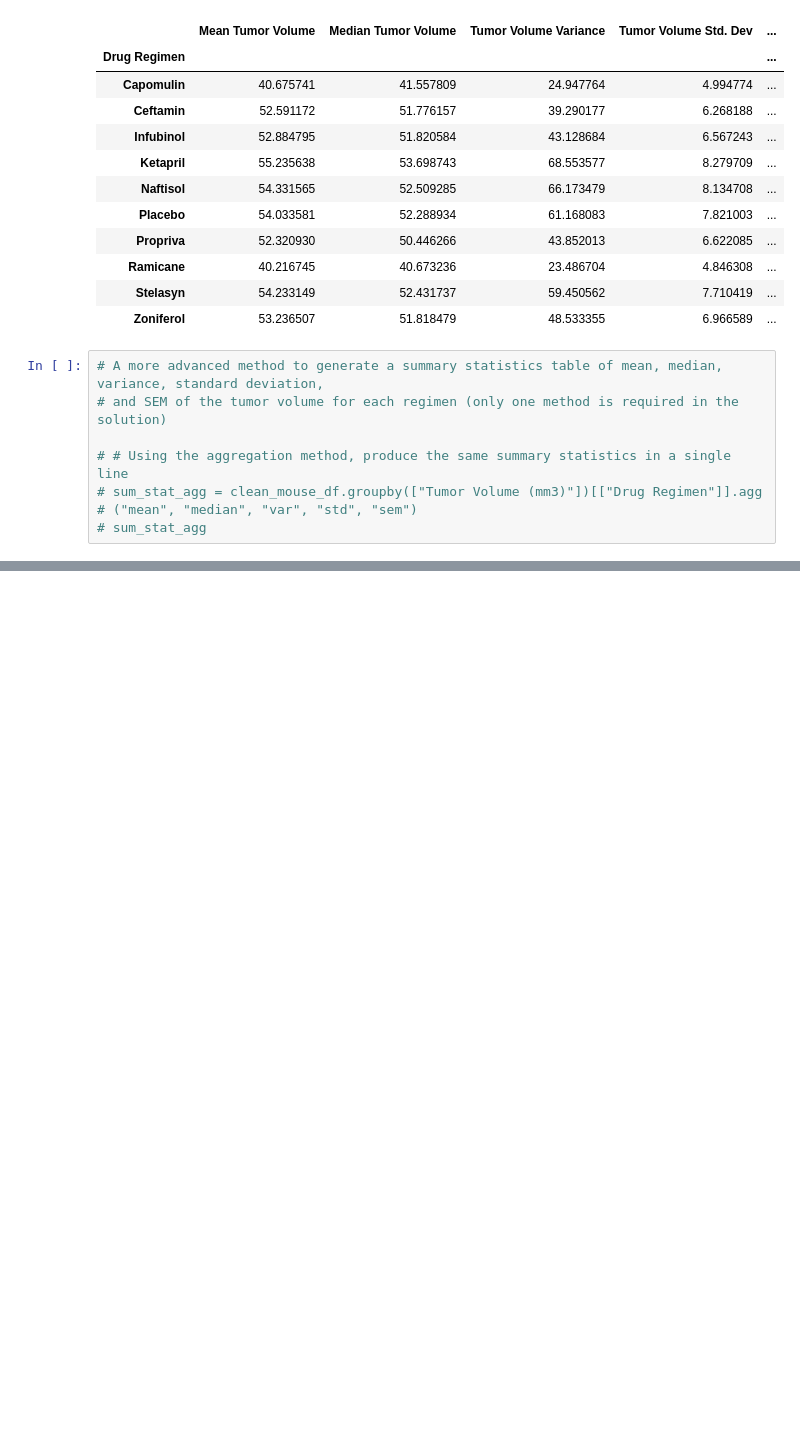
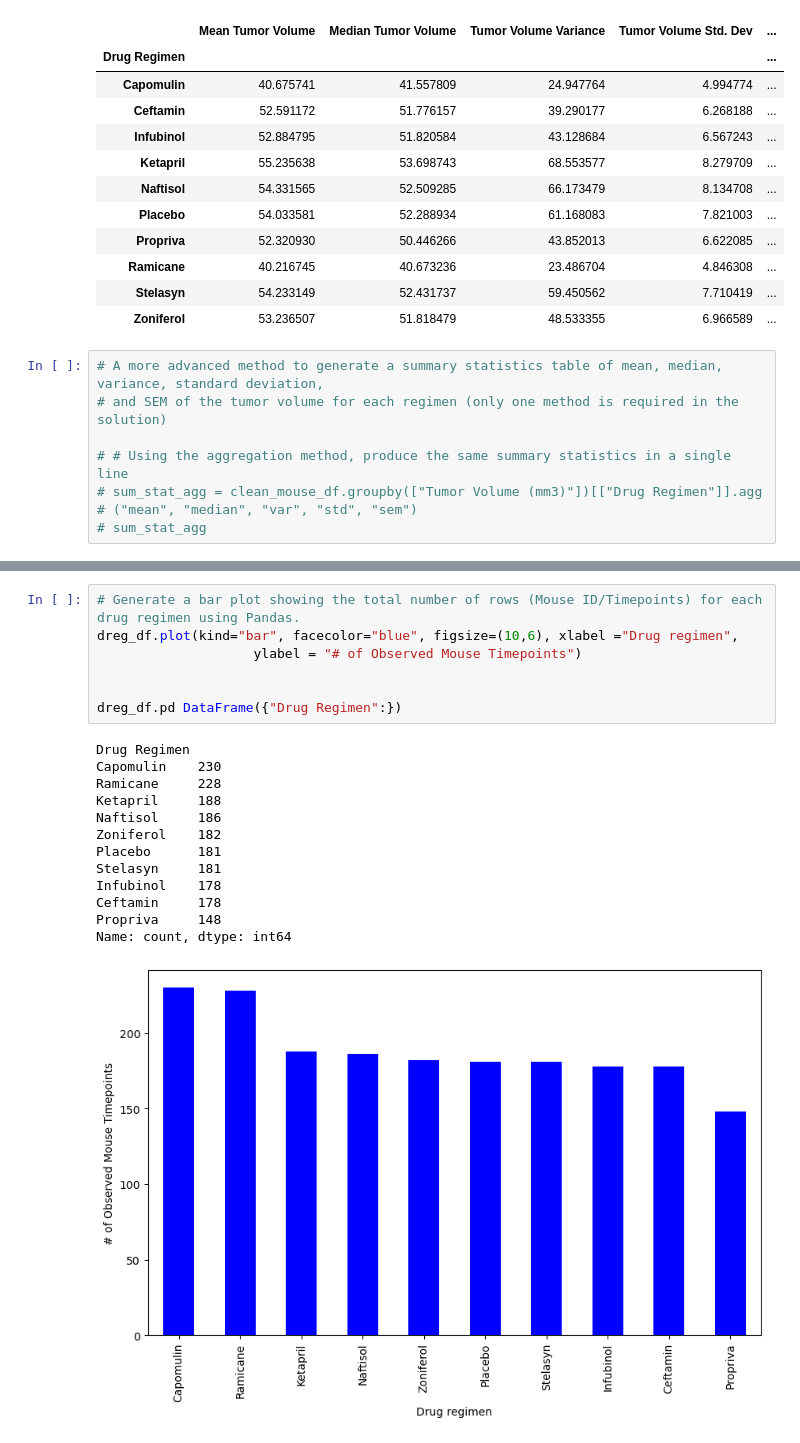
Before and after one commit to meehal0203/Module_5_Pymaceuticals, a Jupyter notebook: Pymaceuticals/Pymaceuticals.ipynb, the cells around one changed output, grey strips where cells are left out. Saved outputs shown, nothing was run; the diff lists cells and outputs as text; blank space fills up the shorter version.

```diff
--- a/Pymaceuticals/Pymaceuticals.ipynb
+++ b/Pymaceuticals/Pymaceuticals.ipynb
@@ -201,0 +181,21 @@ Name: count, dtype: int64
+# %%
+# Generate a bar plot showing the total number of rows (Mouse ID/Timepoints) for each drug regimen using Pandas.
+dreg_df.plot(kind="bar", facecolor="blue", figsize=(10,6), xlabel ="Drug regimen",
+                    ylabel = "# of Observed Mouse Timepoints")
+
+
+dreg_df.pd DataFrame({"Drug Regimen":})
+# %% [output]
+Drug Regimen
+Capomulin    230
+Ramicane     228
+Ketapril     188
+Naftisol     186
+Zoniferol    182
+Placebo      181
+Stelasyn     181
+Infubinol    178
+Ceftamin     178
+Propriva     148
+Name: count, dtype: int64
+[figure, added]
```
Also changed, not shown: parts of 8 cells of this notebook.
